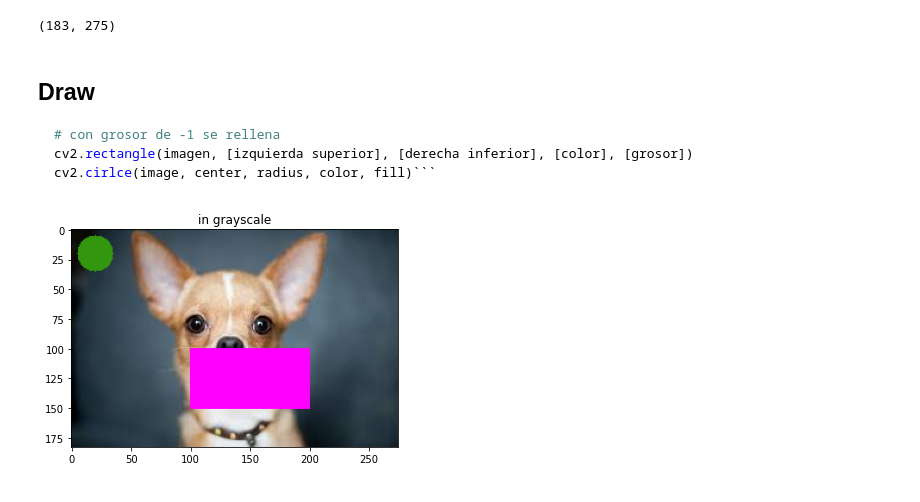
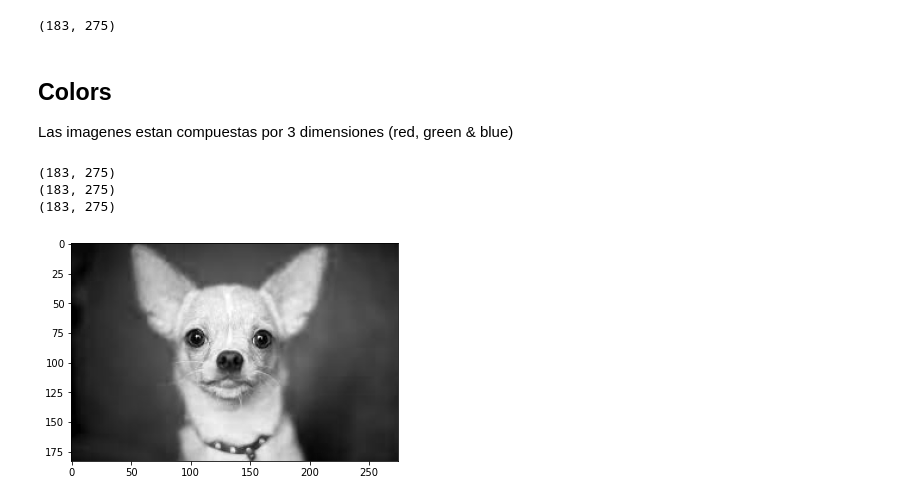
Before and after one commit to ncostamagna/computer-vision, a Jupyter notebook: OpenCV/01-bases.ipynb, the cells around one changed output. Drawn from its saved outputs; the diff is of its cells as text; code cells hidden in the pictures.

````diff
--- a/OpenCV/01-bases.ipynb
+++ b/OpenCV/01-bases.ipynb
@@ -51,22 +52,21 @@ gray_image.shape # una sola dimension
 # %% [output]
 [figure]
 (183, 275)
-# %% [markdown]
-## Draw
-
-```py
-# con grosor de -1 se rellena
-cv2.rectangle(imagen, [izquierda superior], [derecha inferior], [color], [grosor])
-cv2.cirlce(image, center, radius, color, fill)```
-```
-# %%
-img2 = image.copy()
-
-#
-cv2.rectangle(img2, (100,100), (200,150), (255,0,255), -1)
-
-cv2.circle(img2, (20, 20), 15, (15,150,50), -1)
-
-imshow(img2, "in grayscale")
-# %% [output]
-[figure, removed]
+# %% [markdown]
+## Colors
+
+Las imagenes estan compuestas por 3 dimensiones (red, green & blue)
+# %%
+B, G, R = cv2.split(image)
+print(B.shape)
+print(G.shape)
+print(R.shape)
+# %% [output]
+(183, 275)
+(183, 275)
+(183, 275)
+# %%
+# Each color space on it's on will look like a grayscale as it lacks the other color channels
+imshow( R)
+# %% [output]
+[figure, added]
````
Also changed, not shown: parts of 7 cells of this notebook, 1 other file.
